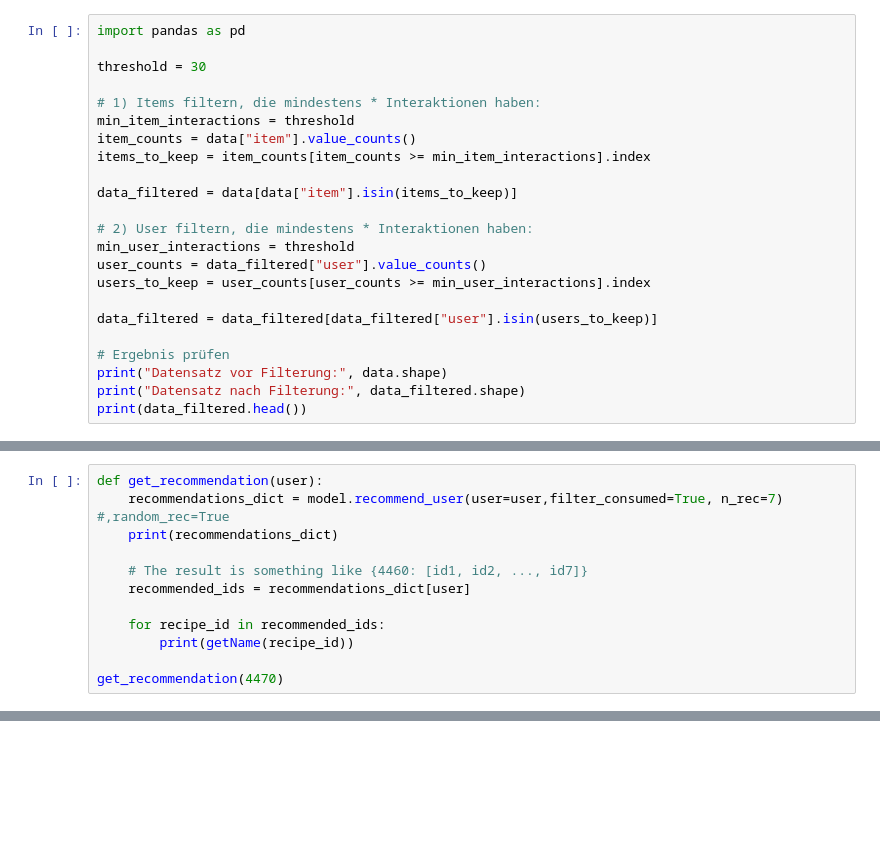
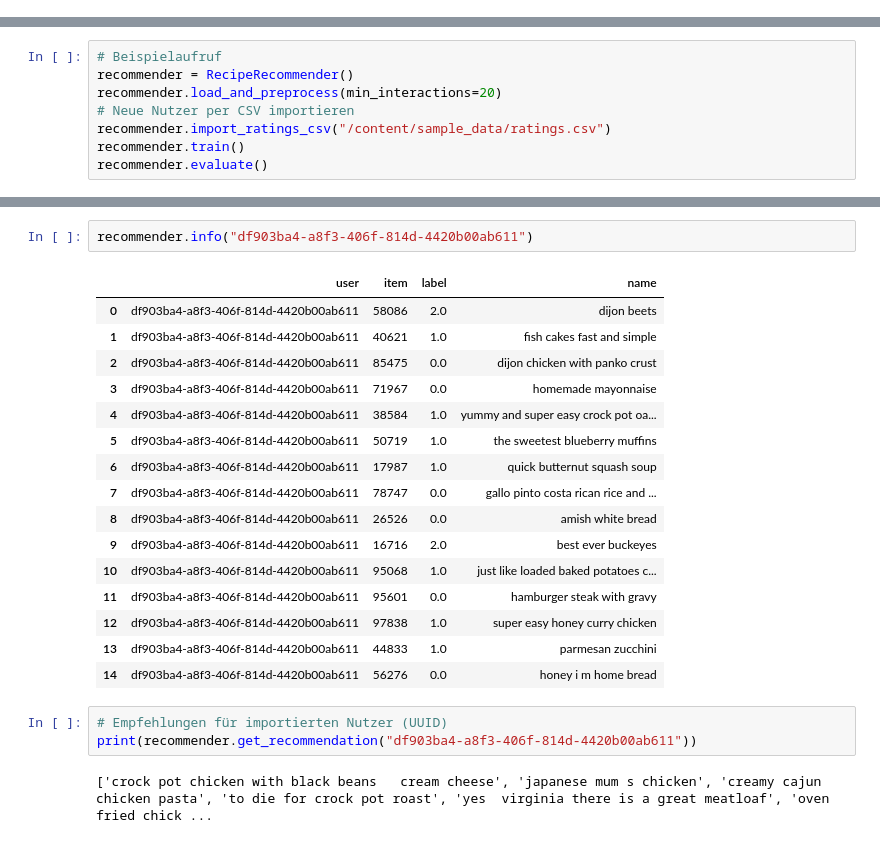
Before and after one commit to Max-We/Hawai, a Jupyter notebook: notebooks/recommender.ipynb, the cells around one changed output, grey strips where cells are left out. Saved outputs shown, nothing was run; the diff lists cells and outputs as text; blank space fills up the shorter version.

```diff
--- a/notebooks/recommender.ipynb
+++ b/notebooks/recommender.ipynb
@@ -126,23 +25,0 @@ data['label'][0]
-# %%
-import pandas as pd
-
-threshold = 30
-
-# 1) Items filtern, die mindestens * Interaktionen haben:
-min_item_interactions = threshold
-item_counts = data["item"].value_counts()
-items_to_keep = item_counts[item_counts >= min_item_interactions].index
-
-data_filtered = data[data["item"].isin(items_to_keep)]
-
-# 2) User filtern, die mindestens * Interaktionen haben:
-min_user_interactions = threshold
-user_counts = data_filtered["user"].value_counts()
-users_to_keep = user_counts[user_counts >= min_user_interactions].index
-
-data_filtered = data_filtered[data_filtered["user"].isin(users_to_keep)]
-
-# Ergebnis prüfen
-print("Datensatz vor Filterung:", data.shape)
-print("Datensatz nach Filterung:", data_filtered.shape)
-print(data_filtered.head())
@@ -255,12 +25,0 @@ array([      2312,       7802,       6836, ..., 2001330613, 2001453193,
-# %%
-def get_recommendation(user):
-    recommendations_dict = model.recommend_user(user=user,filter_consumed=True, n_rec=7) #,random_rec=True
-    print(recommendations_dict)
-
-    # The result is something like {4460: [id1, id2, ..., id7]}
-    recommended_ids = recommendations_dict[user]
-
-    for recipe_id in recommended_ids:
-        print(getName(recipe_id))
-
-get_recommendation(4470)
@@ -308,0 +278,8 @@ banana banana bread
+# %%
+# Beispielaufruf
+recommender = RecipeRecommender()
+recommender.load_and_preprocess(min_interactions=20)
+# Neue Nutzer per CSV importieren
+recommender.import_ratings_csv("/content/sample_data/ratings.csv")
+recommender.train()
+recommender.evaluate()
@@ -308,0 +341,24 @@ banana banana bread
+# %%
+recommender.info("df903ba4-a8f3-406f-814d-4420b00ab611")
+# %% [output]
+|  | user | item | label | name |
+| 0 | df903ba4-a8f3-406f-814d-4420b00ab611 | 58086 | 2.0 | dijon beets |
+| 1 | df903ba4-a8f3-406f-814d-4420b00ab611 | 40621 | 1.0 | fish cakes fast and simple |
+| 2 | df903ba4-a8f3-406f-814d-4420b00ab611 | 85475 | 0.0 | dijon chicken with panko crust |
+| 3 | df903ba4-a8f3-406f-814d-4420b00ab611 | 71967 | 0.0 | homemade mayonnaise |
+| 4 | df903ba4-a8f3-406f-814d-4420b00ab611 | 38584 | 1.0 | yummy and super easy crock pot oa... |
+| 5 | df903ba4-a8f3-406f-814d-4420b00ab611 | 50719 | 1.0 | the sweetest blueberry muffins |
+| 6 | df903ba4-a8f3-406f-814d-4420b00ab611 | 17987 | 1.0 | quick butternut squash soup |
+| 7 | df903ba4-a8f3-406f-814d-4420b00ab611 | 78747 | 0.0 | gallo pinto costa rican rice and ... |
+| 8 | df903ba4-a8f3-406f-814d-4420b00ab611 | 26526 | 0.0 | amish white bread |
+| 9 | df903ba4-a8f3-406f-814d-4420b00ab611 | 16716 | 2.0 | best ever buckeyes |
+| 10 | df903ba4-a8f3-406f-814d-4420b00ab611 | 95068 | 1.0 | just like loaded baked potatoes c... |
+| 11 | df903ba4-a8f3-406f-814d-4420b00ab611 | 95601 | 0.0 | hamburger steak with gravy |
+| 12 | df903ba4-a8f3-406f-814d-4420b00ab611 | 97838 | 1.0 | super easy honey curry chicken |
+| 13 | df903ba4-a8f3-406f-814d-4420b00ab611 | 44833 | 1.0 | parmesan zucchini |
+| 14 | df903ba4-a8f3-406f-814d-4420b00ab611 | 56276 | 0.0 | honey i m home bread |
+# %%
+# Empfehlungen für importierten Nutzer (UUID)
+print(recommender.get_recommendation("df903ba4-a8f3-406f-814d-4420b00ab611"))
+# %% [output]
+['crock pot chicken with black beans   cream cheese', 'japanese mum s chicken', 'creamy cajun chicken pasta', 'to die for crock pot roast', 'yes  virginia there is a great meatloaf', 'oven fried chick ...
```
Also changed, not shown: parts of 30 cells of this notebook, 1 other file.
